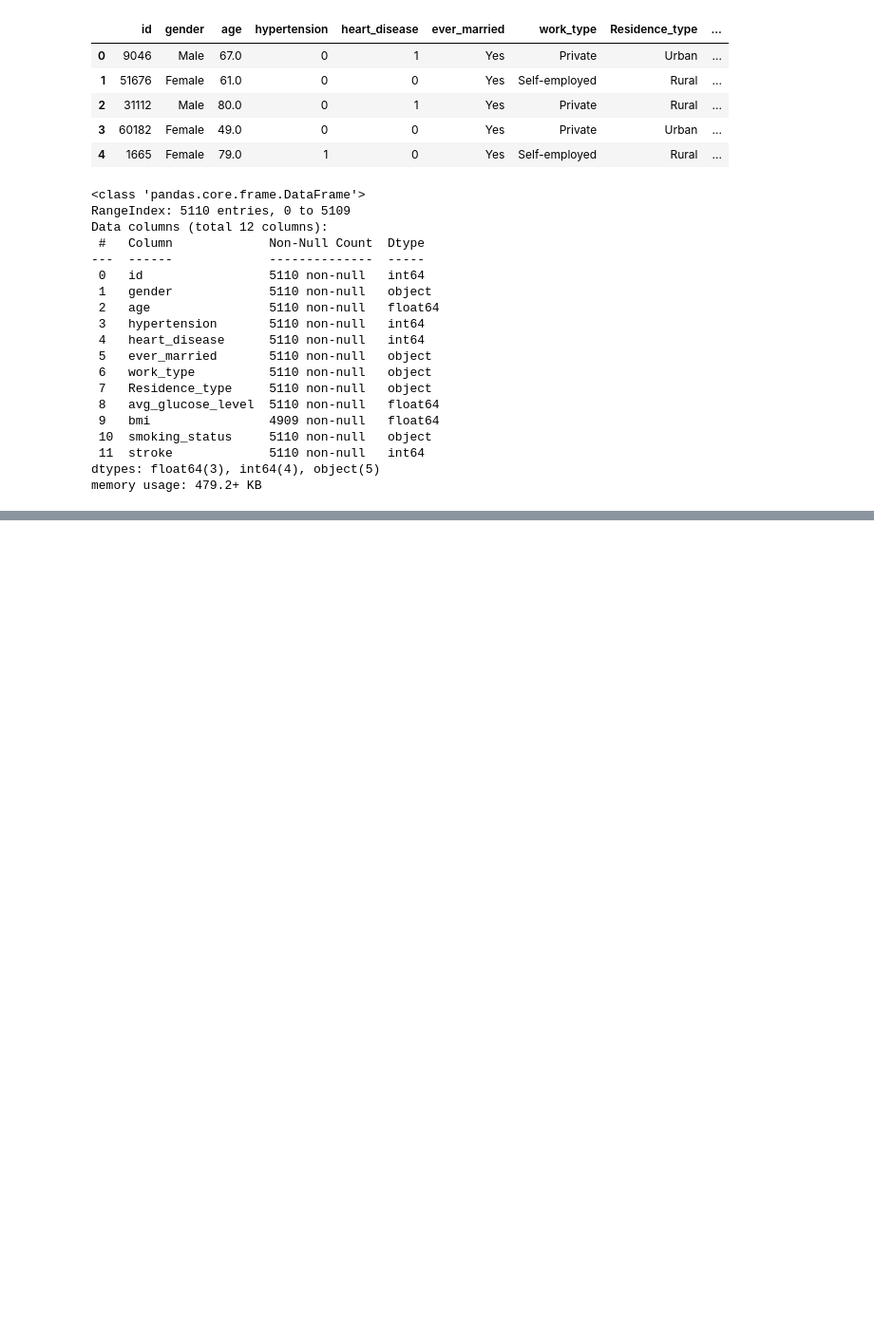
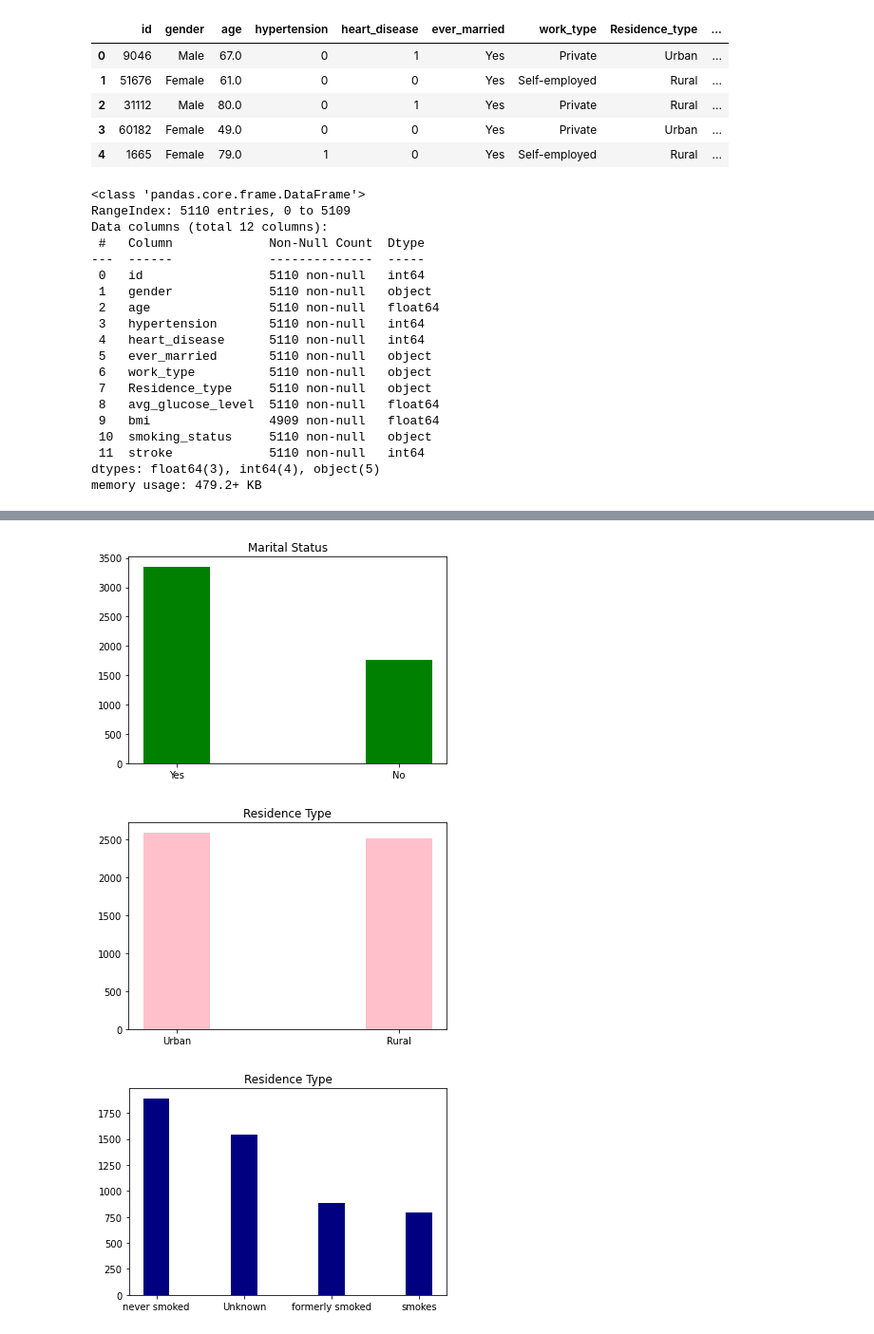
Before and after one commit to EmmaSchmidt2021/EE658-Machine-Learning, a Jupyter notebook: Neural Networks/Assignment 3/Assignment #3 Stroke.ipynb, the cells around one changed output, grey strips where cells are left out. Shown at 95% size. Drawn from its saved outputs; the diff is of its cells as text; code cells hidden in the pictures; blank space fills up the shorter version.

```diff
--- a/Neural Networks/Assignment 3/Assignment #3 Stroke.ipynb
+++ b/Neural Networks/Assignment 3/Assignment #3 Stroke.ipynb
@@ -74,2 +103,26 @@ there are 4 different types in the column smoking_status:
+# %%
+marital_options = df['ever_married'].value_counts().keys().to_list()
+marital_count = df['ever_married'].value_counts().to_list()
+
+res_options = df['Residence_type'].value_counts().keys().to_list()
+res_count = df['Residence_type'].value_counts().to_list()
+
+smoke_options = df['smoking_status'].value_counts().keys().to_list()
+smoke_count = df['smoking_status'].value_counts().to_list()
+
+
+plt.bar(marital_options, marital_count, width = 0.3, color="green")
+plt.title('Marital Status')
+plt.show()
+plt.bar(res_options, res_count, width = 0.3, color="pink")
+plt.title('Residence Type')
+plt.show()
+plt.bar(smoke_options, smoke_count, width = 0.3, color="navy")
+plt.title('Residence Type')
+plt.show()
+# %% [output]
+[figure, added]
+[figure, added]
+[figure, added]
 # %%
 # for each condinuous numerical value -- show a histogram of the values
```
Also changed, not shown: parts of 19 cells of this notebook.
